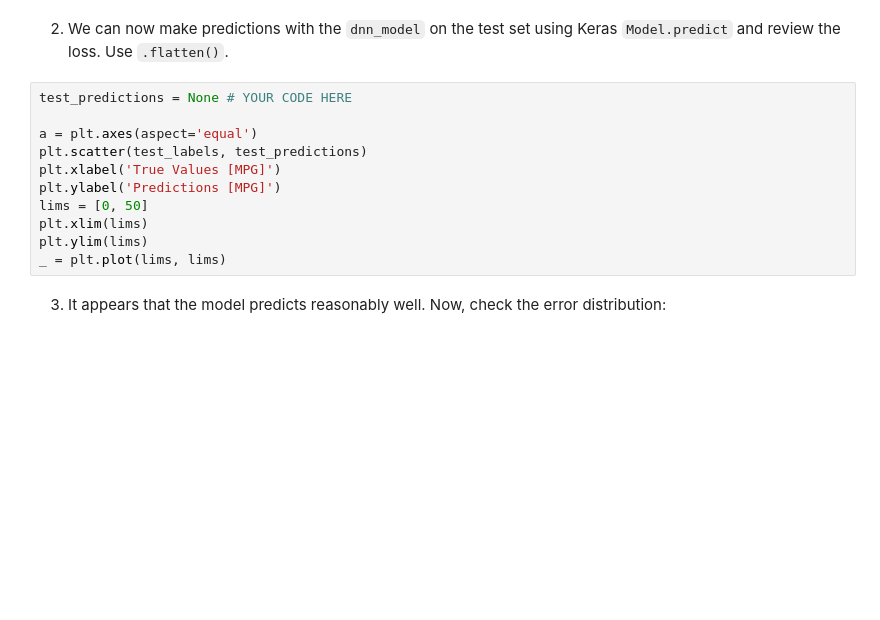
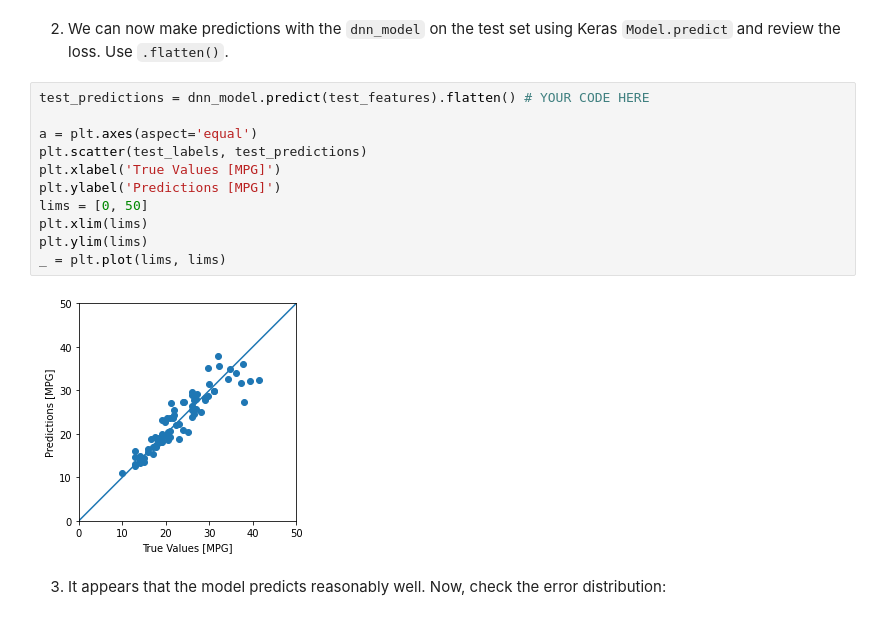
Before and after one commit to sushvij/assignment7, a Jupyter notebook: Copy_of_Sush_Copy_of_fuel_efficiency.ipynb, the cells around one changed output. Saved outputs shown, nothing was run; the diff lists cells and outputs as text; blank space fills up the shorter version.

```diff
--- a/Copy_of_Sush_Copy_of_fuel_efficiency.ipynb
+++ b/Copy_of_Sush_Copy_of_fuel_efficiency.ipynb
@@ -467,16 +471,18 @@ These results match the validation error observed during training.
 # %% [markdown]
 2. We can now make predictions with the `dnn_model` on the test set using Keras `Model.predict` and review the loss. Use `.flatten()`.
 # %%
-test_predictions = None # YOUR CODE HERE
+test_predictions = dnn_model.predict(test_features).flatten() # YOUR CODE HERE
 
 a = plt.axes(aspect='equal')
 plt.scatter(test_labels, test_predictions)
 plt.xlabel('True Values [MPG]')
 plt.ylabel('Predictions [MPG]')
 lims = [0, 50]
 plt.xlim(lims)
 plt.ylim(lims)
 _ = plt.plot(lims, lims)
+# %% [output]
+[figure, added]
 # %% [markdown]
 3. It appears that the model predicts reasonably well. Now, check the error distribution:
 # %%
```
Also changed, not shown: parts of 6 cells of this notebook.
